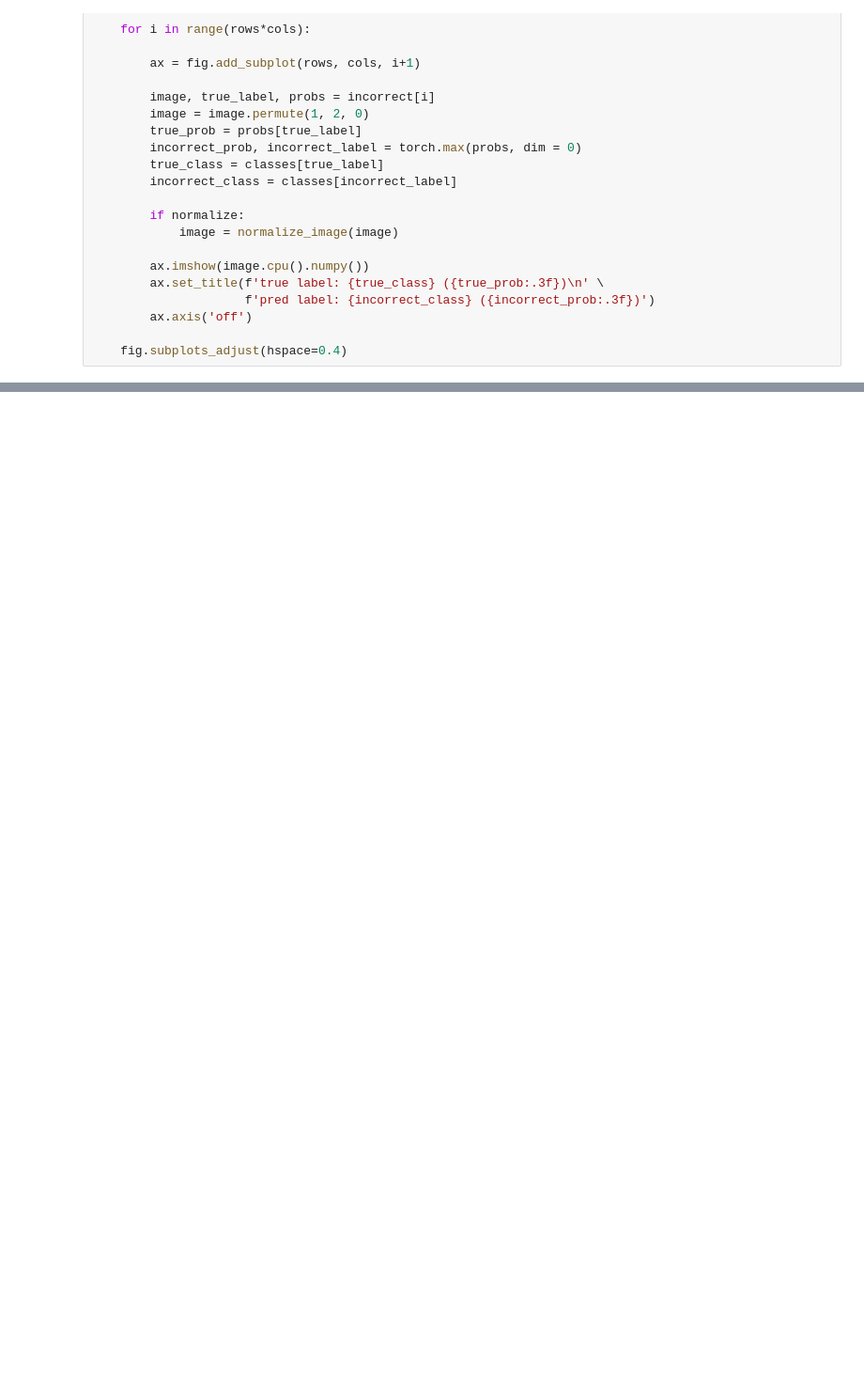
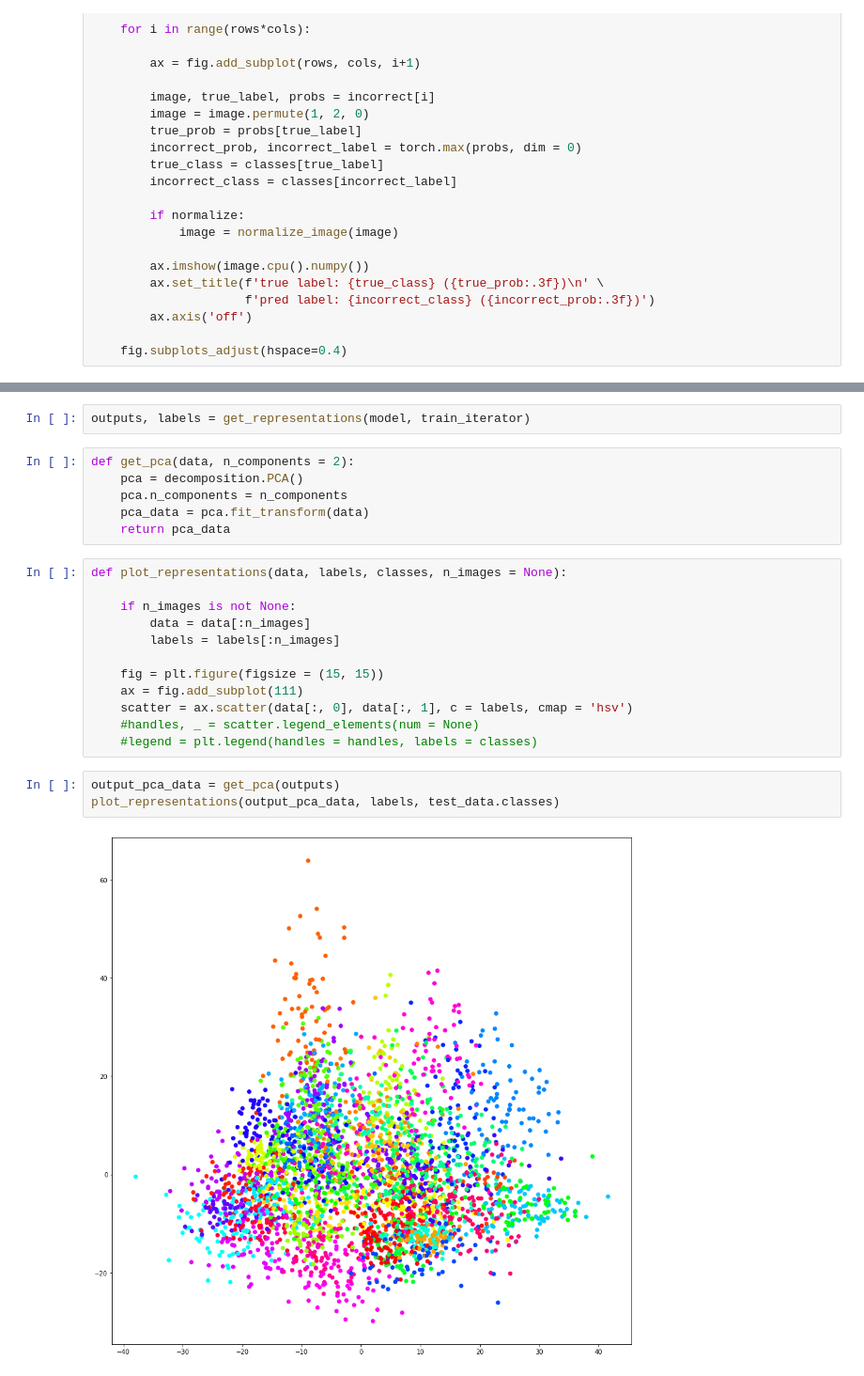
Before and after one commit to Voychek1024/Graduation_Project, a Jupyter notebook: dtd_comparison/4_ResNeXt.ipynb, the cells around one changed output, grey strips where cells are left out. Shown at 94% size. Drawn from its saved outputs; the diff is of its cells as text; blank space fills up the shorter version.

```diff
--- a/dtd_comparison/4_ResNeXt.ipynb
+++ b/dtd_comparison/4_ResNeXt.ipynb
@@ -943,0 +952,25 @@ plot_most_incorrect(incorrect_examples, test_iterator.dataset.classes, N_IMAGES)
+# %%
+outputs, labels = get_representations(model, train_iterator)
+# %%
+def get_pca(data, n_components = 2):
+    pca = decomposition.PCA()
+    pca.n_components = n_components
+    pca_data = pca.fit_transform(data)
+    return pca_data
+# %%
+def plot_representations(data, labels, classes, n_images = None):
+
+    if n_images is not None:
+        data = data[:n_images]
+        labels = labels[:n_images]
+
+    fig = plt.figure(figsize = (15, 15))
+    ax = fig.add_subplot(111)
+    scatter = ax.scatter(data[:, 0], data[:, 1], c = labels, cmap = 'hsv')
+    #handles, _ = scatter.legend_elements(num = None)
+    #legend = plt.legend(handles = handles, labels = classes)
+# %%
+output_pca_data = get_pca(outputs)
+plot_representations(output_pca_data, labels, test_data.classes)
+# %% [output]
+[figure, added]
```
Also changed, not shown: parts of 21 cells of this notebook, 28 other files.
